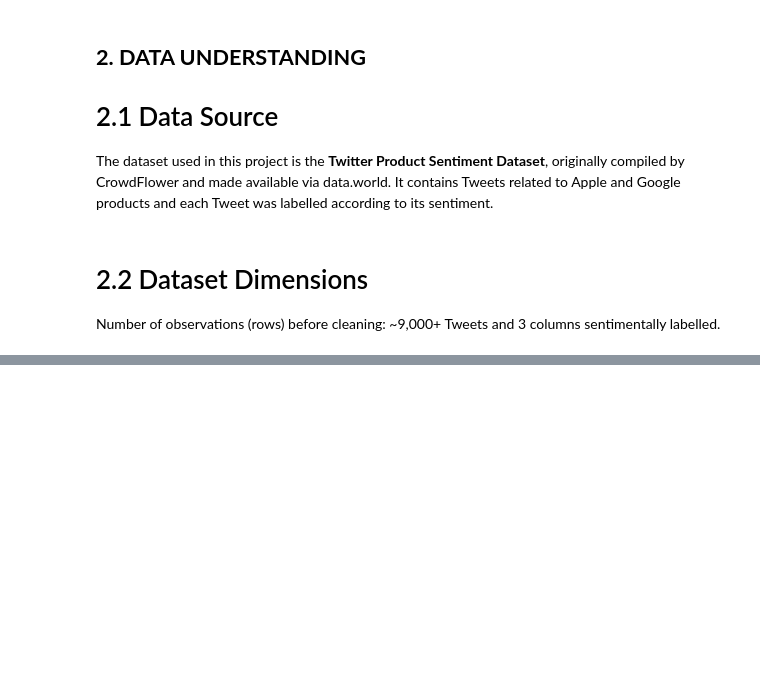
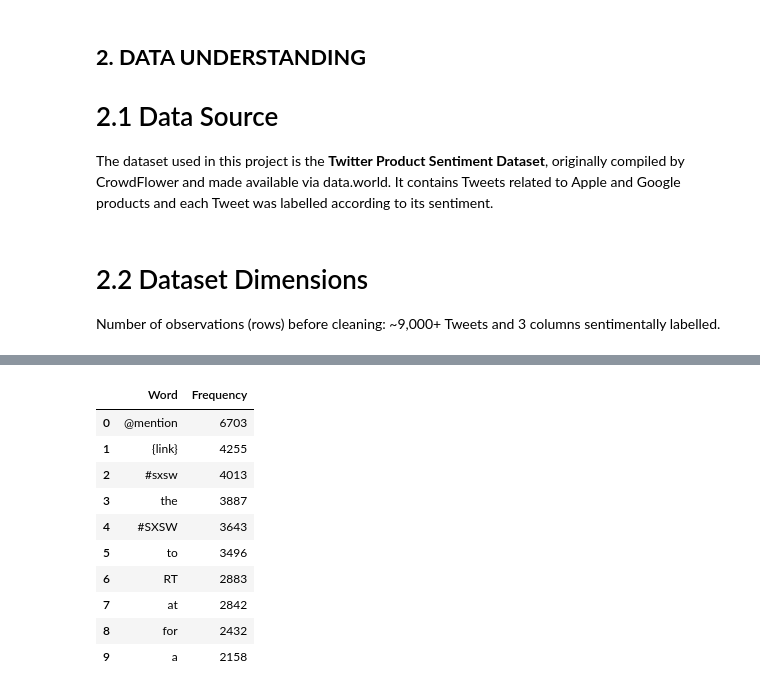
Before and after one commit to Dortts/Twitter_Sentiment_Project, a Jupyter notebook: Twitter_Sentiment_Analysis.ipynb, the cells around one changed output, grey strips where cells are left out. Saved outputs shown, nothing was run; the diff lists cells and outputs as text; code cells hidden in the pictures; blank space fills up the shorter version.

```diff
--- a/Twitter_Sentiment_Analysis.ipynb
+++ b/Twitter_Sentiment_Analysis.ipynb
@@ -178,0 +277,24 @@ df.value_counts
+# %%
+# Check the frequency of words in the tweets
+all_words = ' '.join(df['tweet'].dropna()).split()
+
+word_counts = Counter(all_words)
+
+top_words = pd.DataFrame(
+    word_counts.most_common(10),
+    columns=['Word', 'Frequency']
+)
+
+top_words
+# %% [output]
+|  | Word | Frequency |
+| 0 | @mention | 6703 |
+| 1 | {link} | 4255 |
+| 2 | #sxsw | 4013 |
+| 3 | the | 3887 |
+| 4 | #SXSW | 3643 |
+| 5 | to | 3496 |
+| 6 | RT | 2883 |
+| 7 | at | 2842 |
+| 8 | for | 2432 |
+| 9 | a | 2158 |
```
Also changed, not shown: parts of 32 cells of this notebook.
